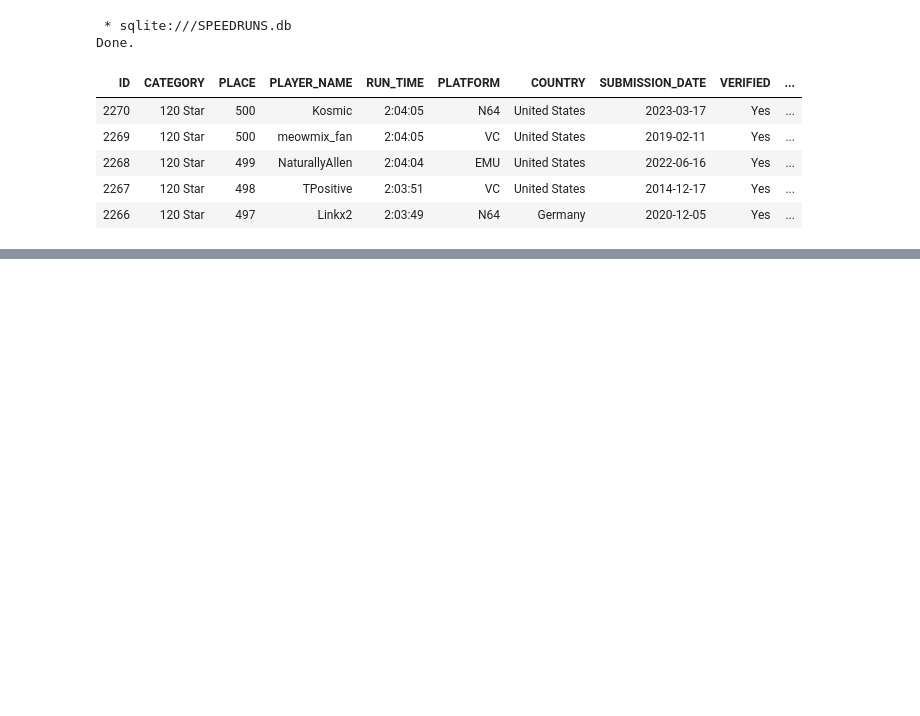
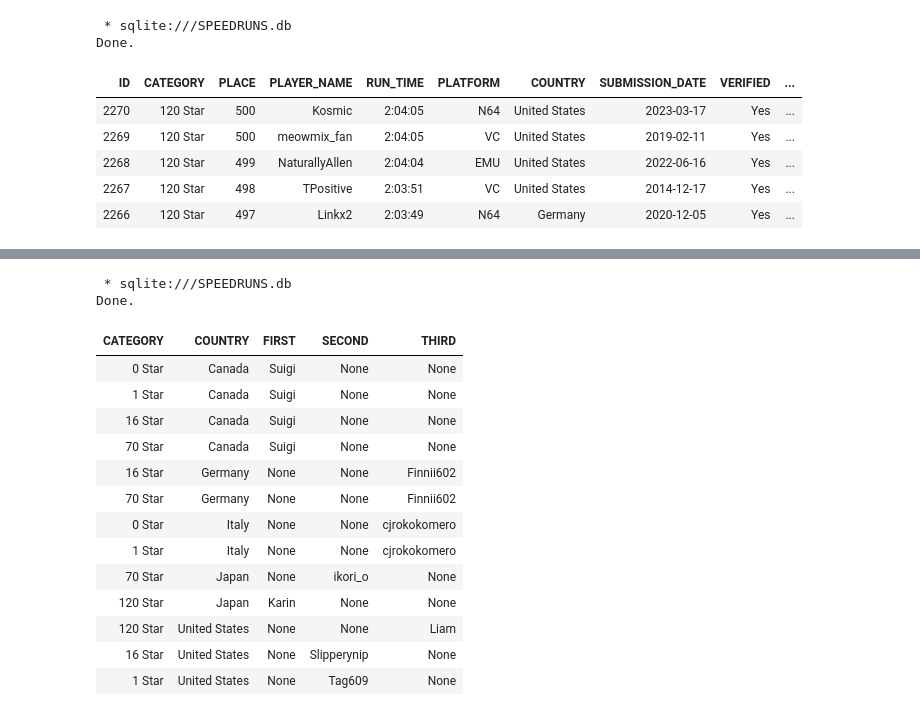
Before and after one commit to ouchmode/SM64-Speedrun-Data, a Jupyter notebook: SM64_Speedruns.ipynb, the cells around one changed output, grey strips where cells are left out. Drawn from its saved outputs; the diff is of its cells as text; code cells hidden in the pictures; blank space fills up the shorter version.

```diff
--- a/SM64_Speedruns.ipynb
+++ b/SM64_Speedruns.ipynb
@@ -302,0 +328,35 @@ Done.
+# %%
+%%sql
+
+/*
+This is excluding any players without a set country on speedrun.com
+
+There are other countries other than five listed below, but the players in those countries don't have a
+first, second or third place time.
+*/
+
+SELECT CATEGORY, COUNTRY,
+    GROUP_CONCAT(CASE WHEN PLACE == 1 THEN PLAYER_NAME END) as FIRST,
+    GROUP_CONCAT(CASE WHEN PLACE == 2 THEN PLAYER_NAME END) as SECOND,
+    GROUP_CONCAT(CASE WHEN PLACE == 3 THEN PLAYER_NAME END) as THIRD
+FROM ALL_CAT_SPEEDRUNS
+GROUP BY CATEGORY, COUNTRY
+HAVING PLACE IN (1, 2, 3) AND COUNTRY IS NOT NULL
+ORDER BY COUNTRY ASC, FIRST, SECOND, THIRD;
+# %% [output]
+ * sqlite:///SPEEDRUNS.db
+Done.
+| CATEGORY | COUNTRY | FIRST | SECOND | THIRD |
+| 0 Star | Canada | Suigi | None | None |
+| 1 Star | Canada | Suigi | None | None |
+| 16 Star | Canada | Suigi | None | None |
+| 70 Star | Canada | Suigi | None | None |
+| 16 Star | Germany | None | None | Finnii602 |
+| 70 Star | Germany | None | None | Finnii602 |
+| 0 Star | Italy | None | None | cjrokokomero |
+| 1 Star | Italy | None | None | cjrokokomero |
+| 70 Star | Japan | None | ikori_o | None |
+| 120 Star | Japan | Karin | None | None |
+| 120 Star | United States | None | None | Liam |
+| 16 Star | United States | None | Slipperynip | None |
+| 1 Star | United States | None | Tag609 | None |
```
Also changed, not shown: parts of 12 cells of this notebook.
